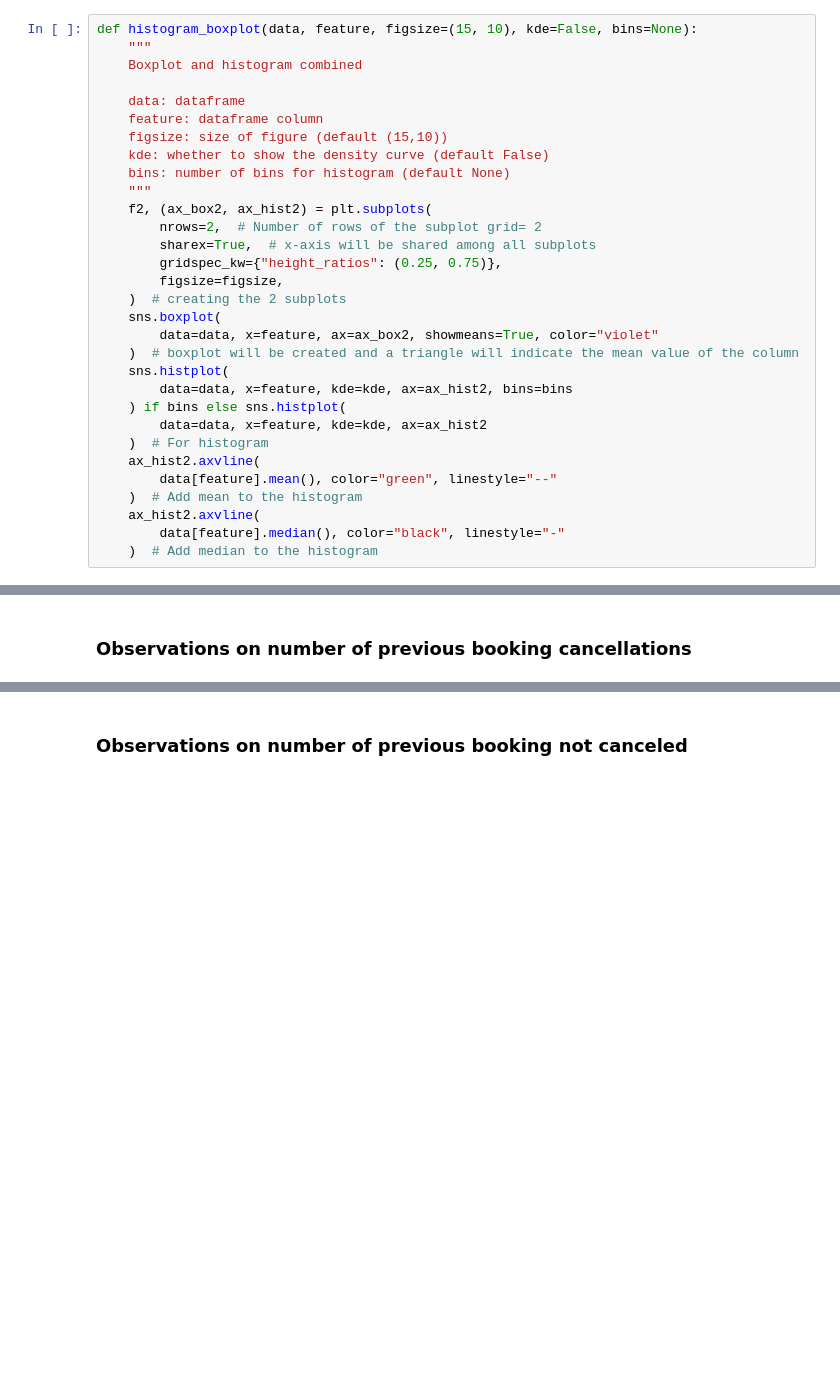
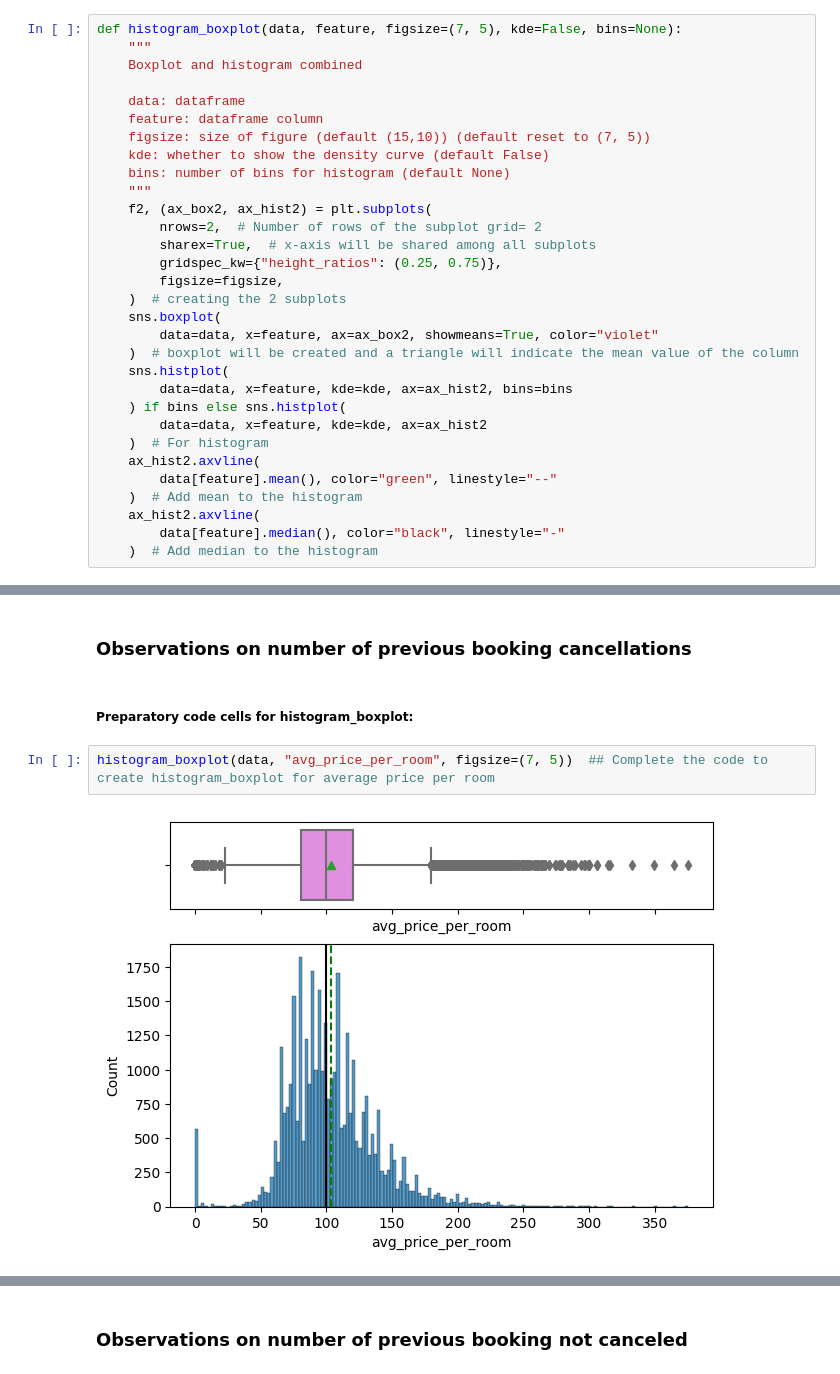
Before and after one commit to CoderSales/machine-learning-classification, a Jupyter notebook: Project_SLC_DSBA_INNHotels_LowCode_%281%29.ipynb, the cells around one changed output, grey strips where cells are left out. Drawn from its saved outputs; the diff is of its cells as text; blank space fills up the shorter version.

```diff
--- a/Project_SLC_DSBA_INNHotels_LowCode_%281%29.ipynb
+++ b/Project_SLC_DSBA_INNHotels_LowCode_%281%29.ipynb
@@ -1468,13 +1468,13 @@ data.describe().T
 # %% [markdown]
 ### Univariate Analysis
 # %%
-def histogram_boxplot(data, feature, figsize=(15, 10), kde=False, bins=None):
+def histogram_boxplot(data, feature, figsize=(7, 5), kde=False, bins=None):
     """
     Boxplot and histogram combined
 
     data: dataframe
     feature: dataframe column
-    figsize: size of figure (default (15,10))
+    figsize: size of figure (default (15,10)) (default reset to (7, 5))
     kde: whether to show the density curve (default False)
     bins: number of bins for histogram (default None)
     """
@@ -1651,3 +1651,9 @@ Designate Upper Outliers
 As above Upper Whisker
 # %% [markdown]
 ### Observations on number of previous booking cancellations
+# %% [markdown]
+##### Preparatory code cells for histogram_boxplot:
+# %%
+histogram_boxplot(data, "avg_price_per_room", figsize=(7, 5))  ## Complete the code to create histogram_boxplot for average price per room
+# %% [output]
+[figure, added]
```
Also changed, not shown: parts of 14 cells of this notebook.
